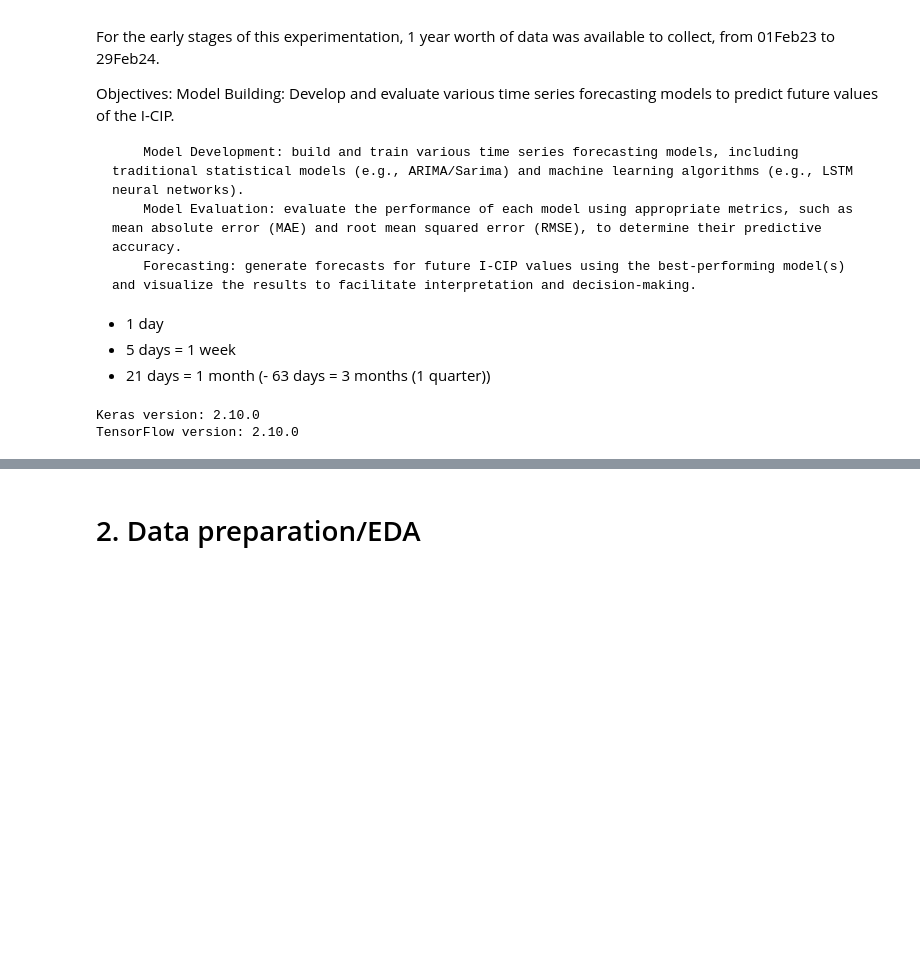
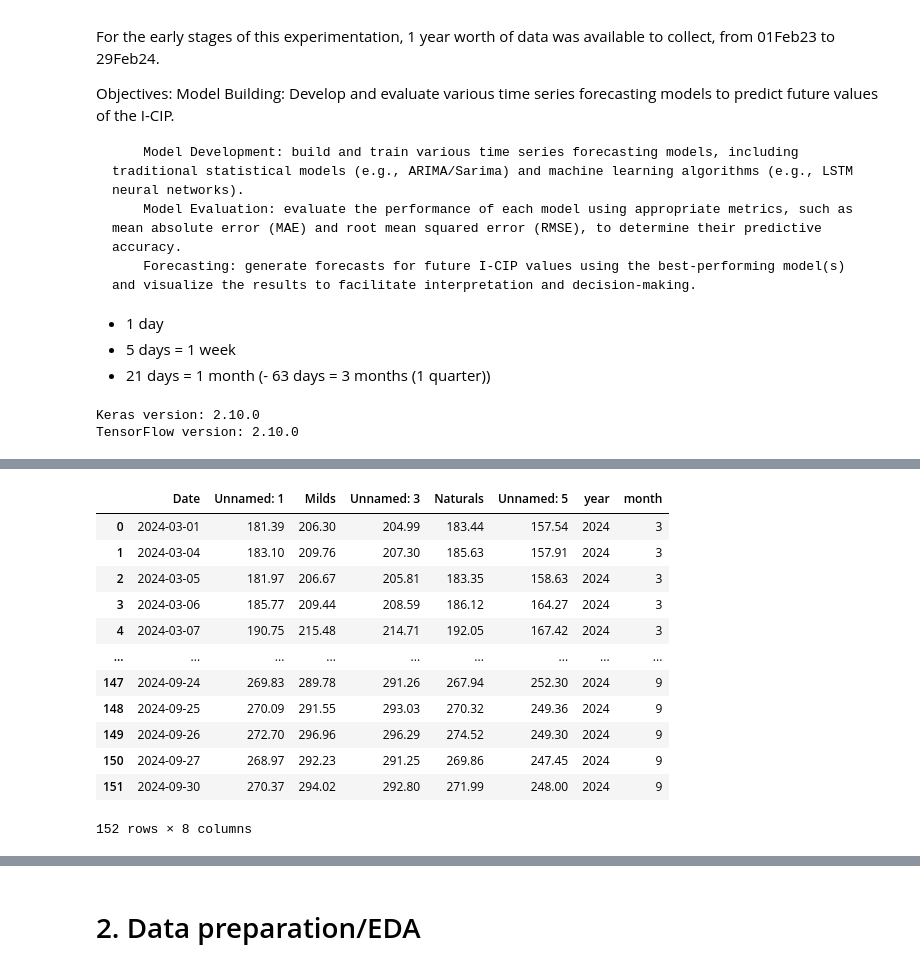
Before and after one commit to clarissa2020274/2020274_capstone, a Jupyter notebook: 2020274_October_24.ipynb, the cells around one changed output, grey strips where cells are left out. Drawn from its saved outputs; the diff is of its cells as text; code cells hidden in the pictures; blank space fills up the shorter version.

Commit message:
new dates from mar24 to sep24 added

```diff
--- a/2020274_October_24.ipynb
+++ b/2020274_October_24.ipynb
@@ -110,0 +277,20 @@ A few thingsobserved when importing the raw files:
+# %%
+# Function to add year and month columns to each DataFrame in the list
+def add_year_month_columns(dataframes):
+    for i in range(len(dataframes)):
+        df = dataframes[i]
+
+        # Extract the year and month from the 'Date' column
+        df['year'] = df['Date'].dt.year
+        df['month'] = df['Date'].dt.month
+
+        # Replace the DataFrame in the list with the new columns added
+        dataframes[i] = df
+
+    return dataframes
+
+# Apply the function to the list of DataFrames
+dataframes = add_year_month_columns(dataframes)
+
+# checking if transformation worked in the dataframes list:
+dataframes[0].head()
@@ -110,0 +304,23 @@ A few thingsobserved when importing the raw files:
+# %%
+# Define the list of DataFrames in the desired order
+dfs_in_order = [dataframes[3],dataframes[2],dataframes[4],dataframes[6],dataframes[5],dataframes[1],dataframes[0]]
+
+# Concatenate the DataFrames
+merged_df = pd.concat(dfs_in_order,ignore_index=True)
+
+# Display the merged DataFrame
+merged_df
+# %% [output]
+|  | Date | Unnamed: 1 | Milds | Unnamed: 3 | Naturals | Unnamed: 5 | year | month |
+| 0 | 2024-03-01 | 181.39 | 206.30 | 204.99 | 183.44 | 157.54 | 2024 | 3 |
+| 1 | 2024-03-04 | 183.10 | 209.76 | 207.30 | 185.63 | 157.91 | 2024 | 3 |
+| 2 | 2024-03-05 | 181.97 | 206.67 | 205.81 | 183.35 | 158.63 | 2024 | 3 |
+| 3 | 2024-03-06 | 185.77 | 209.44 | 208.59 | 186.12 | 164.27 | 2024 | 3 |
+| 4 | 2024-03-07 | 190.75 | 215.48 | 214.71 | 192.05 | 167.42 | 2024 | 3 |
+| ... | ... | ... | ... | ... | ... | ... | ... | ... |
+| 147 | 2024-09-24 | 269.83 | 289.78 | 291.26 | 267.94 | 252.30 | 2024 | 9 |
+| 148 | 2024-09-25 | 270.09 | 291.55 | 293.03 | 270.32 | 249.36 | 2024 | 9 |
+| 149 | 2024-09-26 | 272.70 | 296.96 | 296.29 | 274.52 | 249.30 | 2024 | 9 |
+| 150 | 2024-09-27 | 268.97 | 292.23 | 291.25 | 269.86 | 247.45 | 2024 | 9 |
+| 151 | 2024-09-30 | 270.37 | 294.02 | 292.80 | 271.99 | 248.00 | 2024 | 9 |
+152 rows × 8 columns
```
Also changed, not shown: parts of 15 cells of this notebook, 8 other files.
